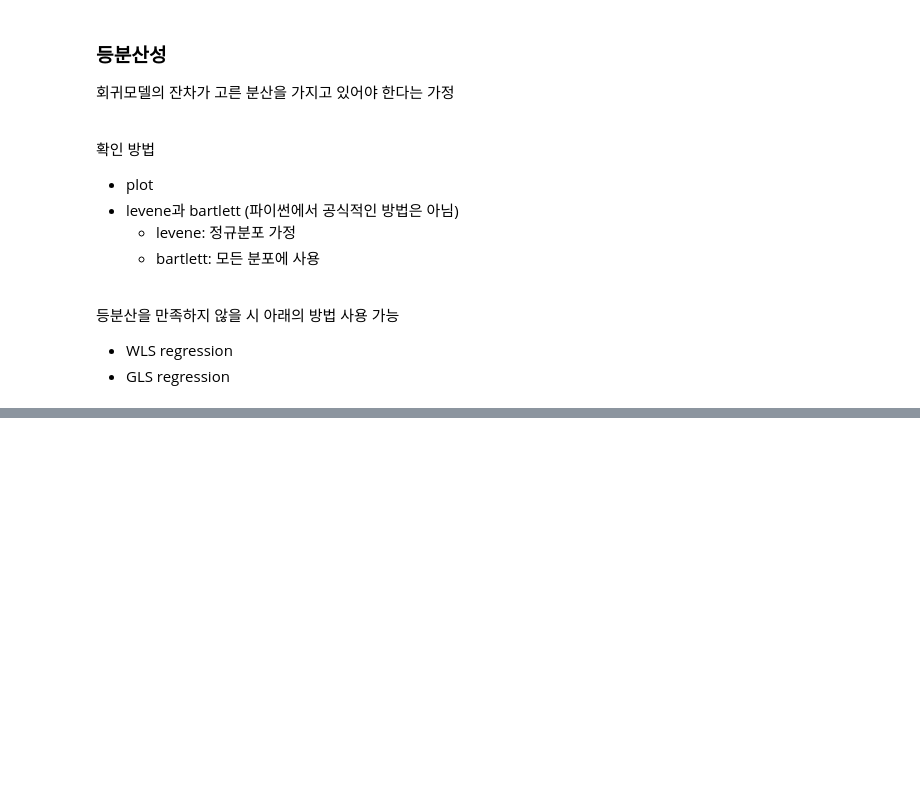
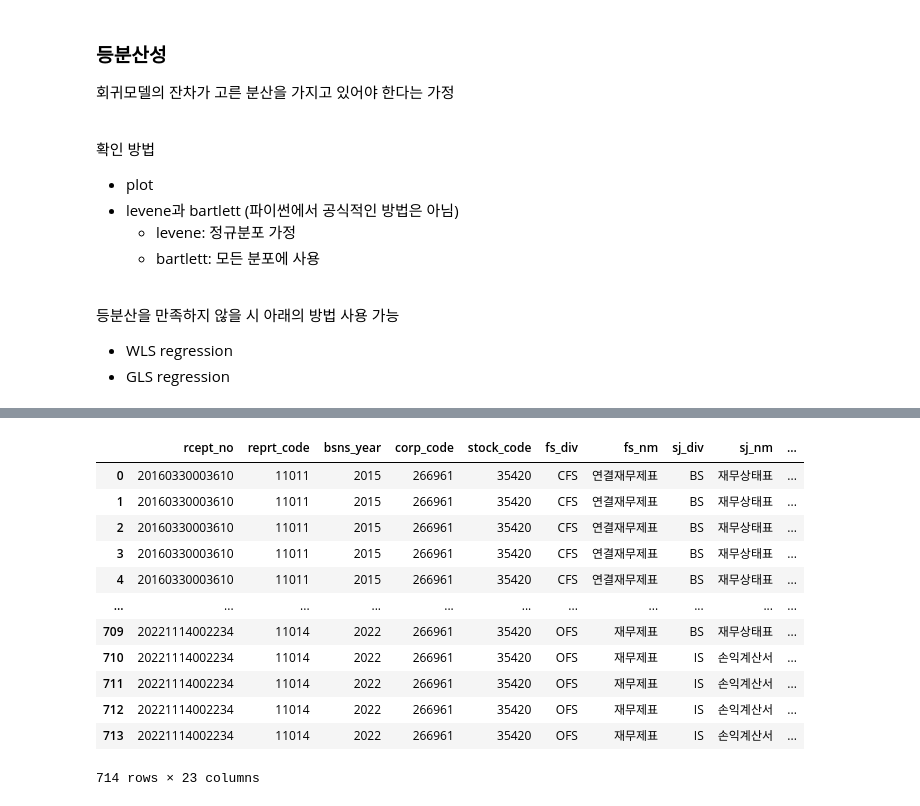
Before and after one commit to MumJetty/BigData, a Jupyter notebook: bigdata2/day06.ipynb, the cells around one changed output, grey strips where cells are left out. Saved outputs shown, nothing was run; the diff lists cells and outputs as text; code cells hidden in the pictures; blank space fills up the shorter version.

```diff
--- a/bigdata2/day06.ipynb
+++ b/bigdata2/day06.ipynb
@@ -724,0 +339,18 @@ BartlettResult(statistic=17.095591623113357, pvalue=3.554471486108461e-05)
+# %%
+financial_statement = pd.read_csv(r'C:\Users\user\Documents\bigdata\My Coding\2022_11_19_bigdata\bigdata2\data\financial_statement_naver.csv').iloc[:,1:]
+# %%
+financial_statement
+# %% [output]
+|  | rcept_no | reprt_code | bsns_year | corp_code | stock_code | fs_div | fs_nm | sj_div | sj_nm | ... |
+| 0 | 20160330003610 | 11011 | 2015 | 266961 | 35420 | CFS | 연결재무제표 | BS | 재무상태표 | ... |
+| 1 | 20160330003610 | 11011 | 2015 | 266961 | 35420 | CFS | 연결재무제표 | BS | 재무상태표 | ... |
+| 2 | 20160330003610 | 11011 | 2015 | 266961 | 35420 | CFS | 연결재무제표 | BS | 재무상태표 | ... |
+| 3 | 20160330003610 | 11011 | 2015 | 266961 | 35420 | CFS | 연결재무제표 | BS | 재무상태표 | ... |
+| 4 | 20160330003610 | 11011 | 2015 | 266961 | 35420 | CFS | 연결재무제표 | BS | 재무상태표 | ... |
+| ... | ... | ... | ... | ... | ... | ... | ... | ... | ... | ... |
+| 709 | 20221114002234 | 11014 | 2022 | 266961 | 35420 | OFS | 재무제표 | BS | 재무상태표 | ... |
+| 710 | 20221114002234 | 11014 | 2022 | 266961 | 35420 | OFS | 재무제표 | IS | 손익계산서 | ... |
+| 711 | 20221114002234 | 11014 | 2022 | 266961 | 35420 | OFS | 재무제표 | IS | 손익계산서 | ... |
+| 712 | 20221114002234 | 11014 | 2022 | 266961 | 35420 | OFS | 재무제표 | IS | 손익계산서 | ... |
+| 713 | 20221114002234 | 11014 | 2022 | 266961 | 35420 | OFS | 재무제표 | IS | 손익계산서 | ... |
+714 rows × 23 columns
```
Also changed, not shown: parts of 45 cells of this notebook, 1 other file.
